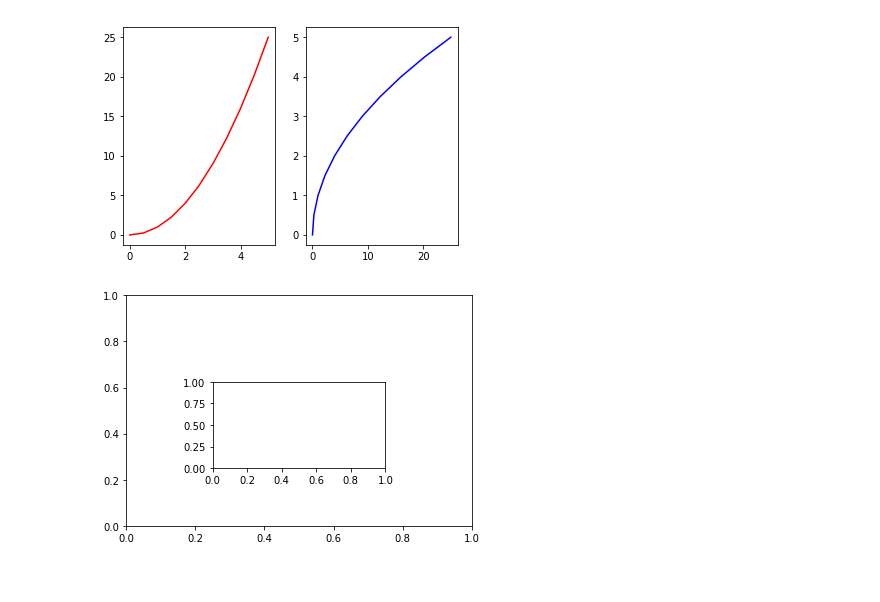
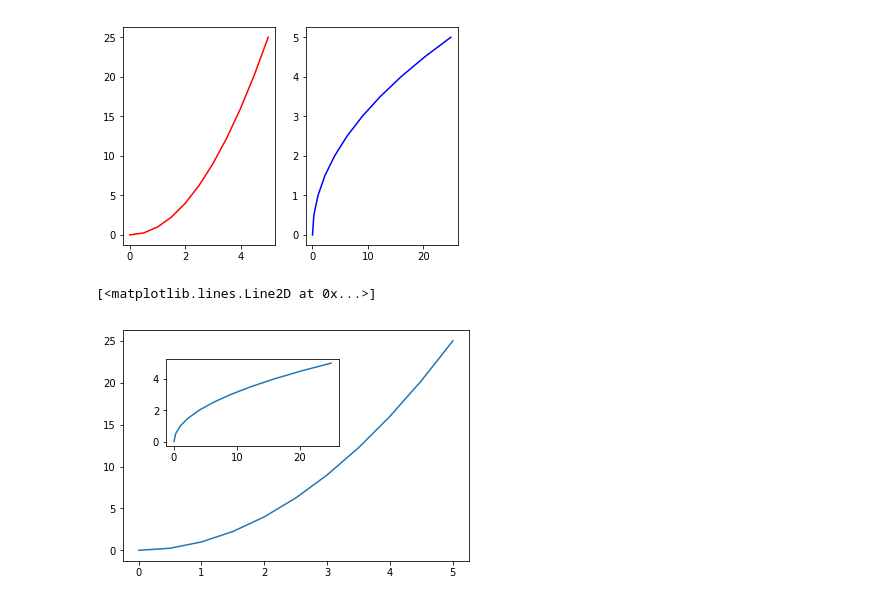
Before and after one commit to rakshithvasudev/Datascience-Prereqs, a Jupyter notebook: Matplotlib/Basic Plotting.ipynb, the cells around one changed output. Drawn from its saved outputs; the diff is of its cells as text; code cells hidden in the pictures.

Commit message:
Added plots

```diff
--- a/Matplotlib/Basic Plotting.ipynb
+++ b/Matplotlib/Basic Plotting.ipynb
@@ -34,8 +34,10 @@ plt.plot(y,x,'b')
 # %%
 #OO ploting
 fig = plt.figure()
 axes1 = fig.add_axes([0.1,0.1,0.8,0.8])
-axes2 = fig.add_axes([0.3,0.3,0.4,0.3])
-axes1.pl
+axes2 = fig.add_axes([0.2,0.5,0.4,0.3])
+axes1.plot(x,y)
+axes2.plot(y,x)
 # %% [output]
+[<matplotlib.lines.Line2D at 0x...>]
-[figure, old version]
+[figure, new version]
```
Also changed, not shown: parts of 1 cell of this notebook.
